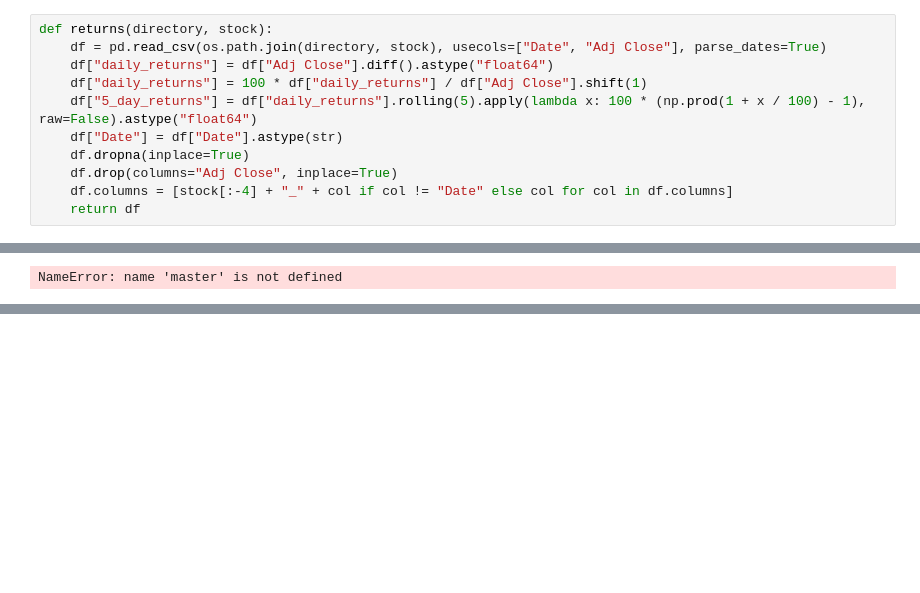
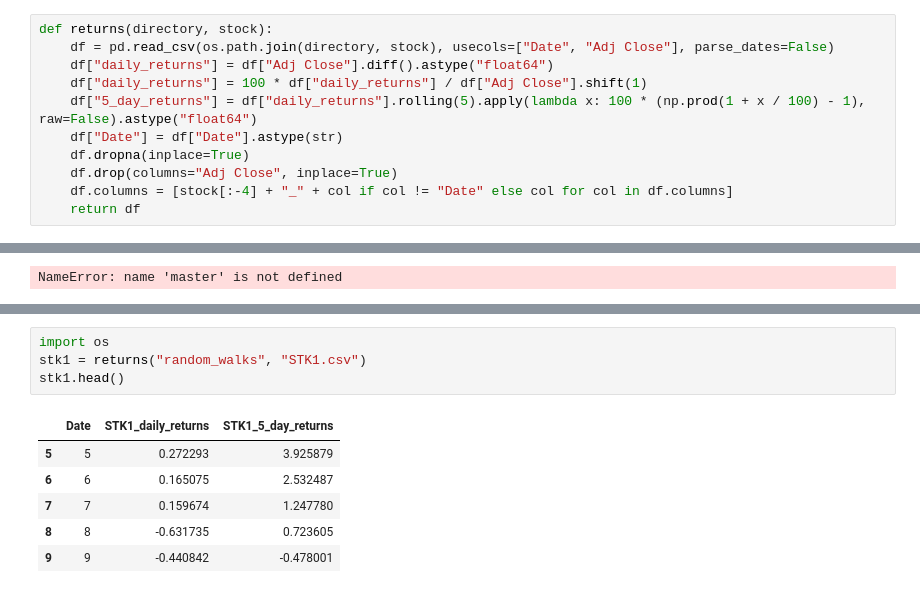
Before and after one commit to joshuap2613/MomentumTrading, a Jupyter notebook: Elo_Pairs_Trades/work.ipynb, the cells around one changed output, grey strips where cells are left out. Cells and saved outputs as stored; diff of their text form; blank space fills up the shorter version.

```diff
--- a/Elo_Pairs_Trades/work.ipynb
+++ b/Elo_Pairs_Trades/work.ipynb
@@ -382,7 +382,7 @@ aapl.shape
 (2413, 7)
 # %%
 def returns(directory, stock):
-    df = pd.read_csv(os.path.join(directory, stock), usecols=["Date", "Adj Close"], parse_dates=True)
+    df = pd.read_csv(os.path.join(directory, stock), usecols=["Date", "Adj Close"], parse_dates=False)
     df["daily_returns"] = df["Adj Close"].diff().astype("float64")
     df["daily_returns"] = 100 * df["daily_returns"] / df["Adj Close"].shift(1)
     df["5_day_returns"] = df["daily_returns"].rolling(5).apply(lambda x: 100 * (np.prod(1 + x / 100) - 1), raw=False).astype("float64")
@@ -531,0 +537,11 @@ NameError: name 'master' is not defined
+# %%
+import os
+stk1 = returns("random_walks", "STK1.csv")
+stk1.head()
+# %% [output]
+|  | Date | STK1_daily_returns | STK1_5_day_returns |
+| 5 | 5 | 0.272293 | 3.925879 |
+| 6 | 6 | 0.165075 | 2.532487 |
+| 7 | 7 | 0.159674 | 1.247780 |
+| 8 | 8 | -0.631735 | 0.723605 |
+| 9 | 9 | -0.440842 | -0.478001 |
```
Also changed, not shown: parts of 5 cells of this notebook, 11 other files.
